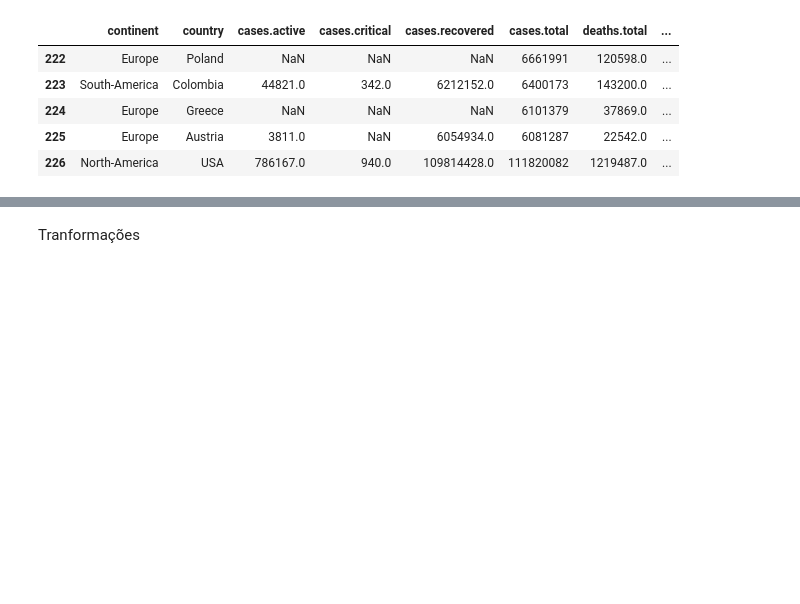
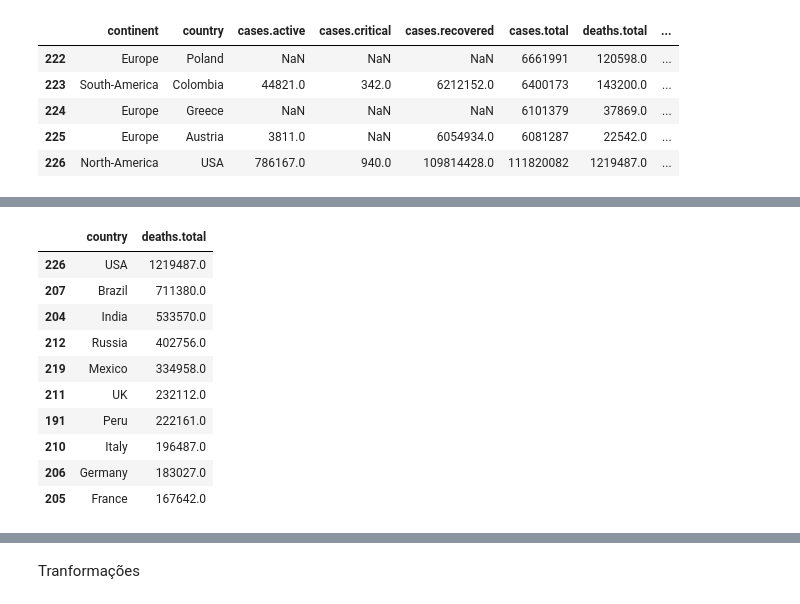
Before and after one commit to amanda-dalmeida/covid19-data-analysis, a Jupyter notebook: covid19_eda.ipynb, the cells around one changed output, grey strips where cells are left out. Saved outputs shown, nothing was run; the diff lists cells and outputs as text; code cells hidden in the pictures; blank space fills up the shorter version.

```diff
--- a/covid19_eda.ipynb
+++ b/covid19_eda.ipynb
@@ -814,0 +850,17 @@ df_check.tail()
+# %%
+df[['country', 'deaths.total']].sort_values(
+    by='deaths.total',
+    ascending=False
+).head(10)
+# %% [output]
+|  | country | deaths.total |
+| 226 | USA | 1219487.0 |
+| 207 | Brazil | 711380.0 |
+| 204 | India | 533570.0 |
+| 212 | Russia | 402756.0 |
+| 219 | Mexico | 334958.0 |
+| 211 | UK | 232112.0 |
+| 191 | Peru | 222161.0 |
+| 210 | Italy | 196487.0 |
+| 206 | Germany | 183027.0 |
+| 205 | France | 167642.0 |
```
Also changed, not shown: parts of 10 cells of this notebook.
